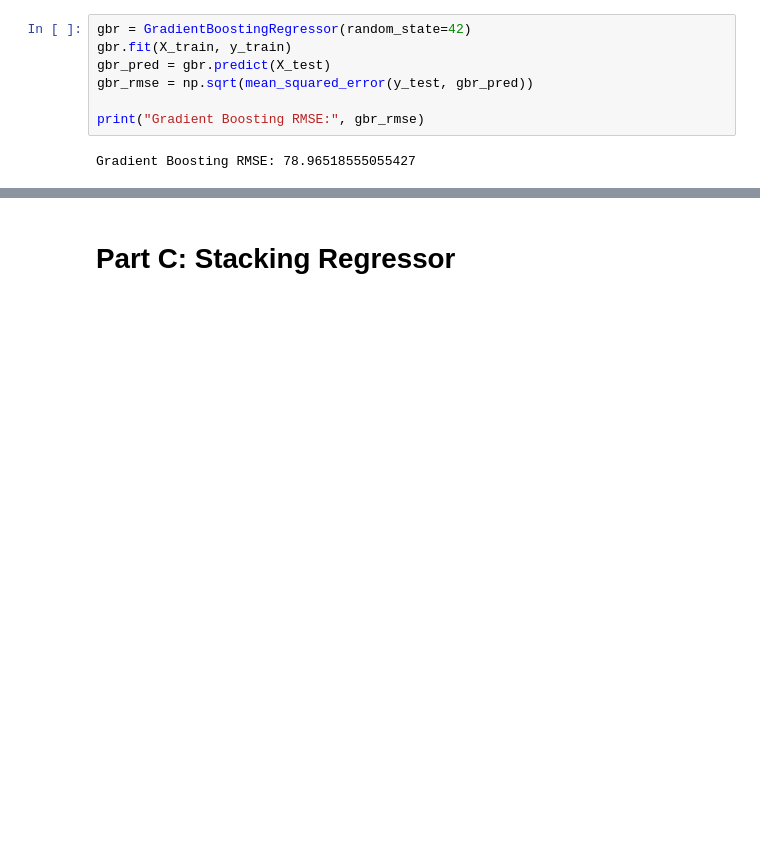
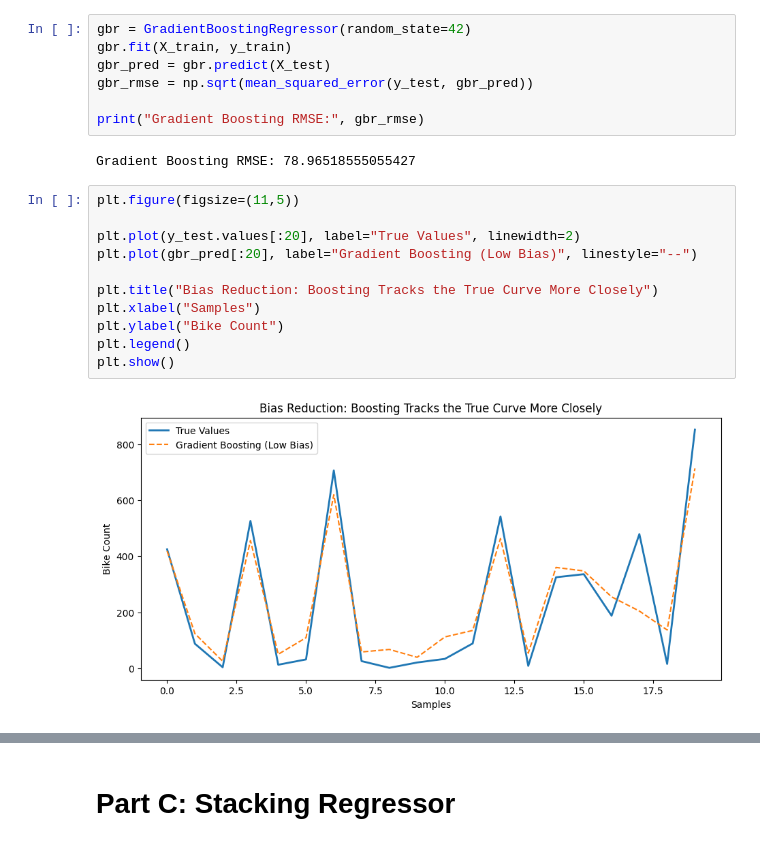
Before and after one commit to KaeBee2003/assignment-8-KaeBee2003, a Jupyter notebook: Ass8.ipynb, the cells around one changed output, grey strips where cells are left out. Saved outputs shown, nothing was run; the diff lists cells and outputs as text; blank space fills up the shorter version.

```diff
--- a/Ass8.ipynb
+++ b/Ass8.ipynb
@@ -119,3 +153,16 @@ gbr_rmse = np.sqrt(mean_squared_error(y_test, gbr_pred))
 print("Gradient Boosting RMSE:", gbr_rmse)
 # %% [output]
 Gradient Boosting RMSE: 78.96518555055427
+# %%
+plt.figure(figsize=(11,5))
+
+plt.plot(y_test.values[:20], label="True Values", linewidth=2)
+plt.plot(gbr_pred[:20], label="Gradient Boosting (Low Bias)", linestyle="--")
+
+plt.title("Bias Reduction: Boosting Tracks the True Curve More Closely")
+plt.xlabel("Samples")
+plt.ylabel("Bike Count")
+plt.legend()
+plt.show()
+# %% [output]
+[figure, added]
```
Also changed, not shown: parts of 11 cells of this notebook.
